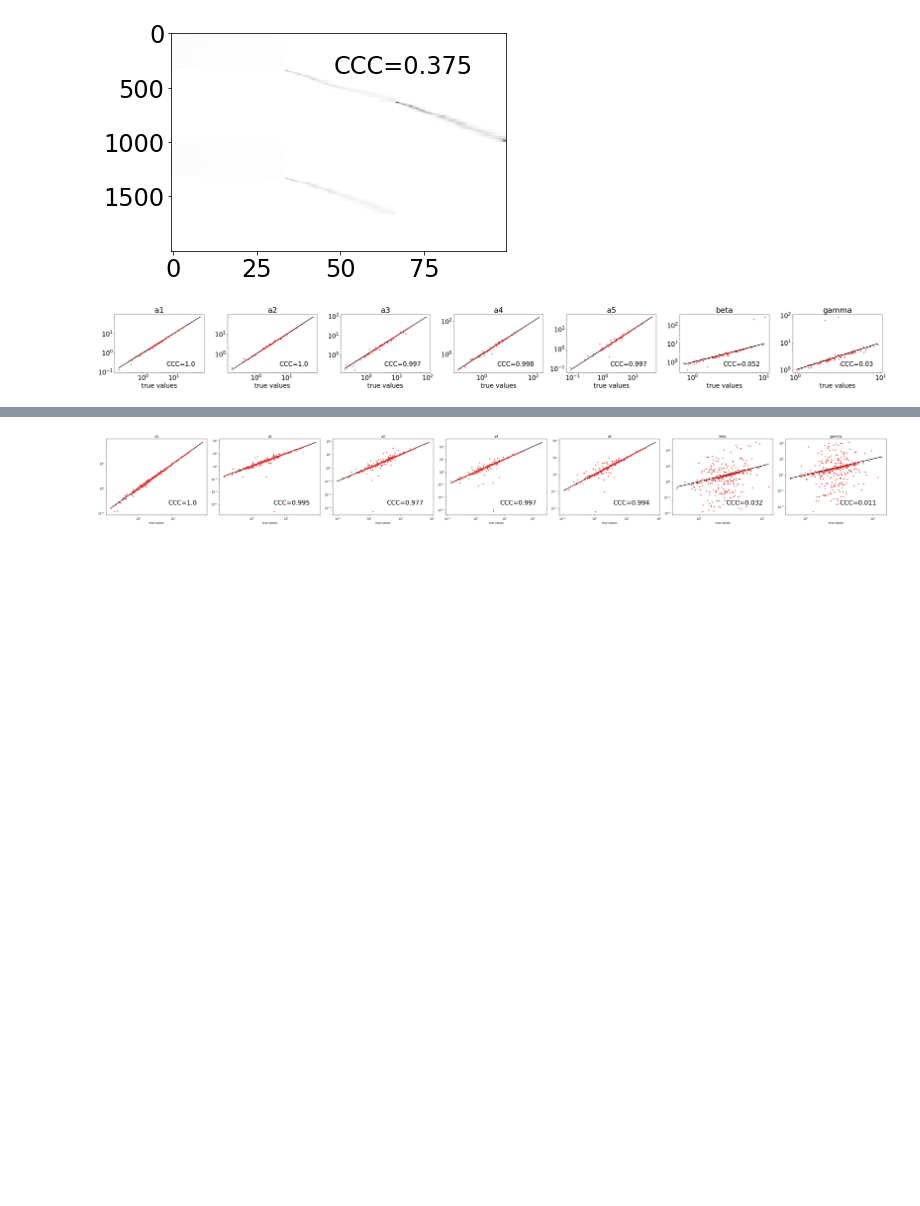
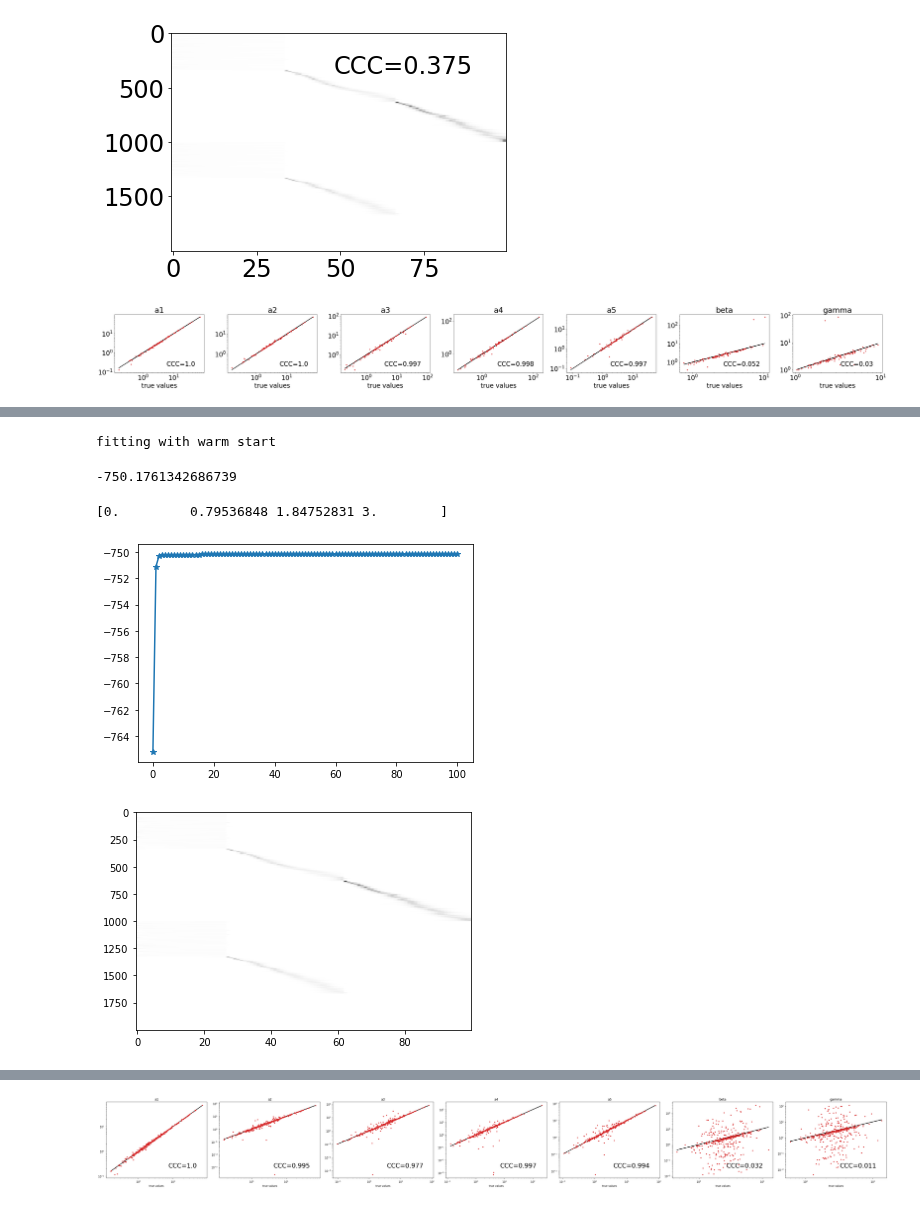
Before and after one commit to pachterlab/FGP_2024, a Jupyter notebook: simulations/sim_demo.ipynb, the cells around one changed output, grey strips where cells are left out. Saved outputs shown, nothing was run; the diff lists cells and outputs as text; code cells hidden in the pictures; blank space fills up the shorter version.

```diff
--- a/simulations/sim_demo.ipynb
+++ b/simulations/sim_demo.ipynb
@@ -200,0 +207,15 @@ plot_t(traj,l=0)
+# %%
+traj = Trajectory(np.array([[0,1,2,3],[0,1,2,4]]),tau = (0,0.8,1.8,3), model="two_species_ss", verbose=1)
+traj = traj.fit(X,warm_start=True,Q=Q0,fit_tau=True,params={"r":rd},beta=1,epoch=100,parallel=True,n_threads=10)
+traj.elbos[-1]
+# %% [output]
+fitting with warm start
+-750.1761342686739
+# %%
+plt.plot(traj.elbos,'*-')
+plot_t(traj,l=0)
+print(traj.tau)
+# %% [output]
+[0.         0.79536848 1.84752831 3.        ]
+[figure, added]
+[figure, added]
```
Also changed, not shown: parts of 25 cells of this notebook, 5 other files.
